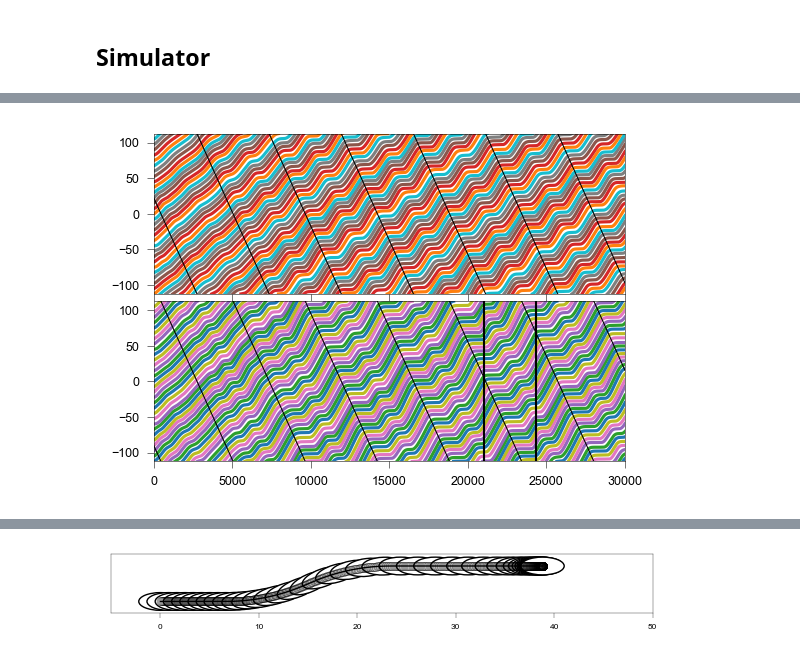
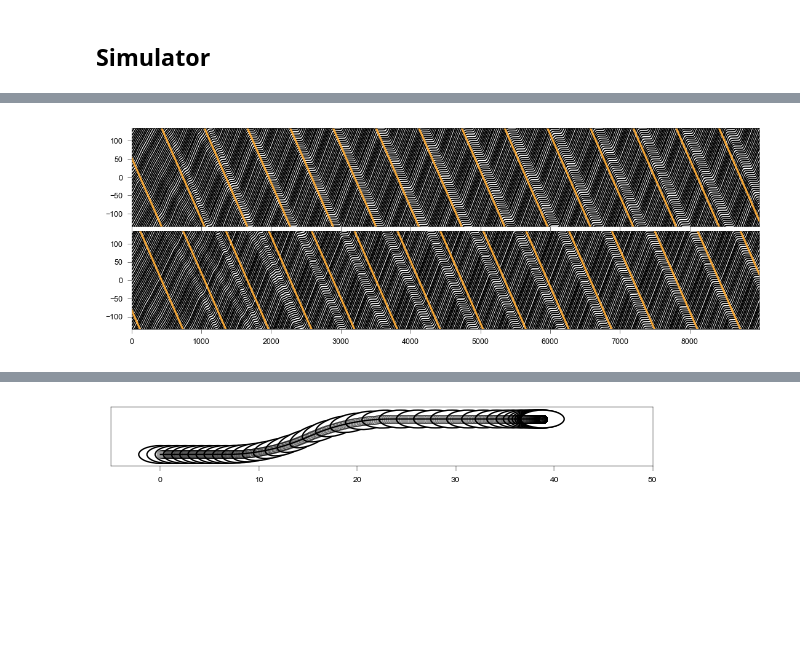
Before and after one commit to EPFL-ENAC/LUTS-pneuma-simulator, a Jupyter notebook: notebooks/simulator.ipynb, the cells around one changed output, grey strips where cells are left out. Cells and saved outputs as stored; diff of their text form; code cells hidden in the pictures; blank space fills up the shorter version.

Commit message:
fix: time-space normalize
Issue(s): #11

```diff
--- a/notebooks/simulator.ipynb
+++ b/notebooks/simulator.ipynb
@@ -1317,7 +1316,7 @@ for t in range(COUNT - 1):
         agent.trajectory = None
 # %%
 %matplotlib widget
-fig, ax = plt.subplots(figsize=(12.5 * cm, 1 * cm), dpi=150)
+fig, ax = plt.subplots(figsize=(18 * cm, 2 * cm), dpi=150)
 setattr(fig.canvas, "header_visible", False)
 ax.set_aspect("equal")
 for sample in samples:
@@ -1346,18 +1344,0 @@ fig.tight_layout(pad=0)
-# %%
-%matplotlib widget
-fig, ax = plt.subplots(figsize=(12 * cm, 2 * cm), dpi=150)
-setattr(fig.canvas, "header_visible", False)
-for n in range(2 * n_cars):
-    l_speed = []
-    for t, group in enumerate(l_agents):
-        if t >= 0:
-            speed = group[n]["speed"]
-            l_speed.append(speed)
-    plt.plot(l_speed, lw=0.2, clip_on=False)
-plt.axvline(21000, c="k", lw=1)
-plt.axvline(24350, c="k", lw=1)
-plt.axvline(27700, c="k", lw=1)
-ax.set_xlim(0, COUNT)
-ax.set_ylim(0, 6)
-plt.tight_layout(pad=0)
-plt.show()
@@ -1366,55 +1345,58 @@ plt.show()
 # %%
 %matplotlib inline
-fig, axes = plt.subplots(2, 1, sharex=True, figsize=(9 * cm, 6 * cm), dpi=150)
+fig, axes = plt.subplots(2, 1, sharex=True, figsize=(18 * cm, 6 * cm), dpi=150)
 
-lanes = [1, -1]  # >0 top lane, <0 bottom lane
+lanes = [1, -1]
 
 # --------- PARAMETERS ----------
-v_line = -0.049           # slope: x-units per time step
-l_x0 = [0.1* L, .6 * L]   # starting x position PER SUBPLOT
-l_c = ['k', 'k']          # line colors PER SUBPLOT
+v_line = -0.044
+l_x0 = [0.2 * L, .7 * L]
+l_c = [orange, orange]
+step = 10  # ← SAME sampling as colored version
 # ------------------------------
 
 for lane_idx, lane_sign in enumerate(lanes):
     ax = axes[lane_idx]
 
     for n in range(2 * n_cars):
         l_pos = []
         prev = None
 
-        for group in l_agents:
+        # ---- SAMPLE IN TIME (same as colored version) ----
+        for t in range(0, len(l_agents), step):
+            group = l_agents[t]
+
             if group[n]["pos"][1] * lane_sign > 0:
                 x = group[n]["pos"][0]
 
                 if prev is not None and abs(x - prev) > 0.5 * L:
                     l_pos.append(np.nan)
 
                 l_pos.append(x)
                 prev = x
+        # --------------------------------------------------
 
-        ax.plot(l_pos)
+        # ---- plot with correct sampled time axis ----
+        t_axis = np.arange(len(l_pos))
+        ax.plot(t_axis, l_pos, c='k', lw=1)
 
-    # --------- PERIODIC TILTED LINE ----------
+    # --------- PERIODIC TILTED LINE (sampled) ----------
     line = []
     prev = None
-    for t in range(len(l_agents)):
+    for t in range(0, len(l_agents), step):
         x = (l_x0[lane_idx] + v_line * t + L / 2) % L - L / 2
         if prev is not None and abs(x - prev) > 0.5 * L:
             line.append(np.nan)
         line.append(x)
         prev = x
 
-    ax.plot(line, c=l_c[lane_idx], linewidth=.5)
-    plt.axvline(21000, c="k", lw=1)
-    plt.axvline(24350, c="k", lw=1)
-    # ----------------------------------------
+    t_axis = np.arange(len(line))
+    ax.plot(t_axis, line, c=l_c[lane_idx], lw=1.5)
 
-    #ax.set_ylabel(f"Lane {'+' if lane_sign > 0 else '-'}")
-    ax.set_xlim(0, round(COUNT))
+    ax.set_xlim(0, len(l_agents) / step)
     ax.set_ylim(-L / 2, L / 2)
 
-#axes[1].set_xlabel("Time step")
 plt.tight_layout(pad=0)
 plt.show()
 # %% [output]
-[figure, old version]
+[figure, new version]
```
Also changed, not shown: parts of 18 cells of this notebook, 1 other file.
